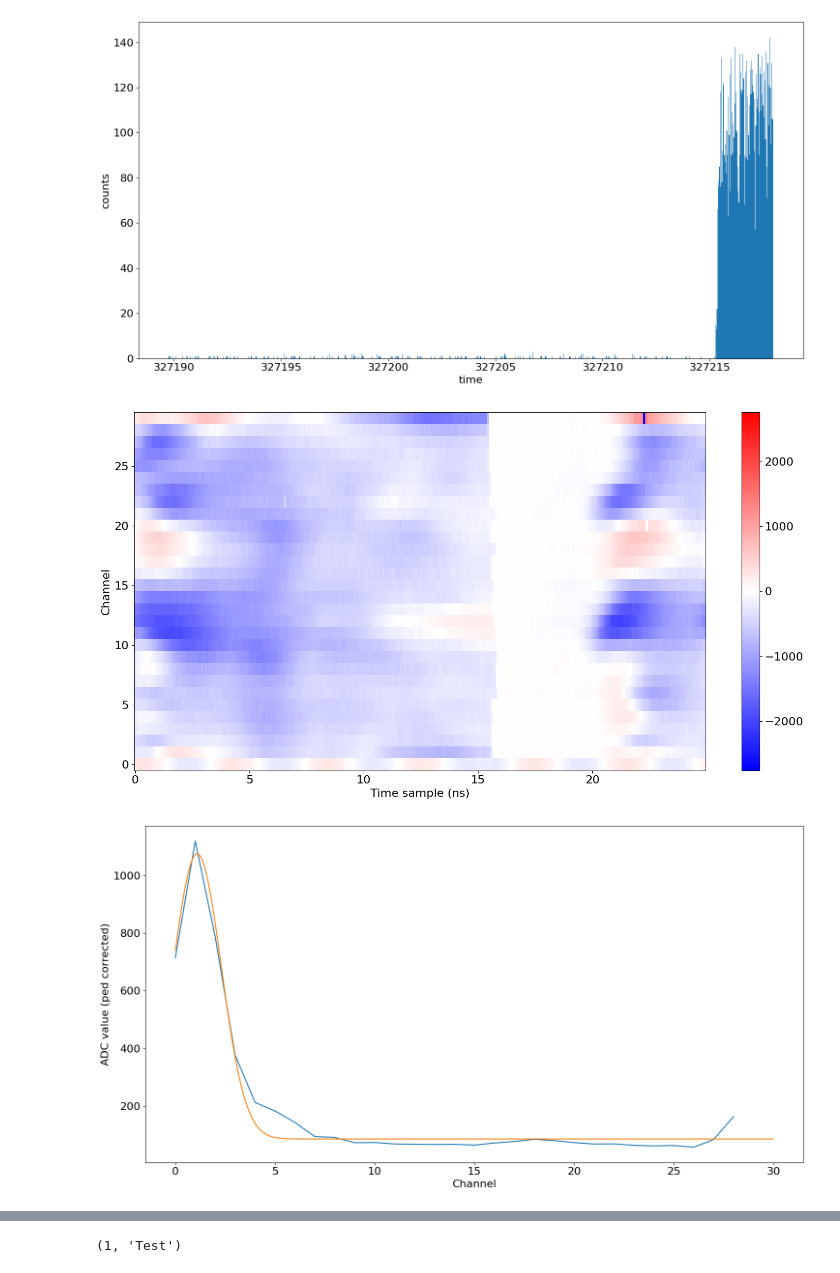
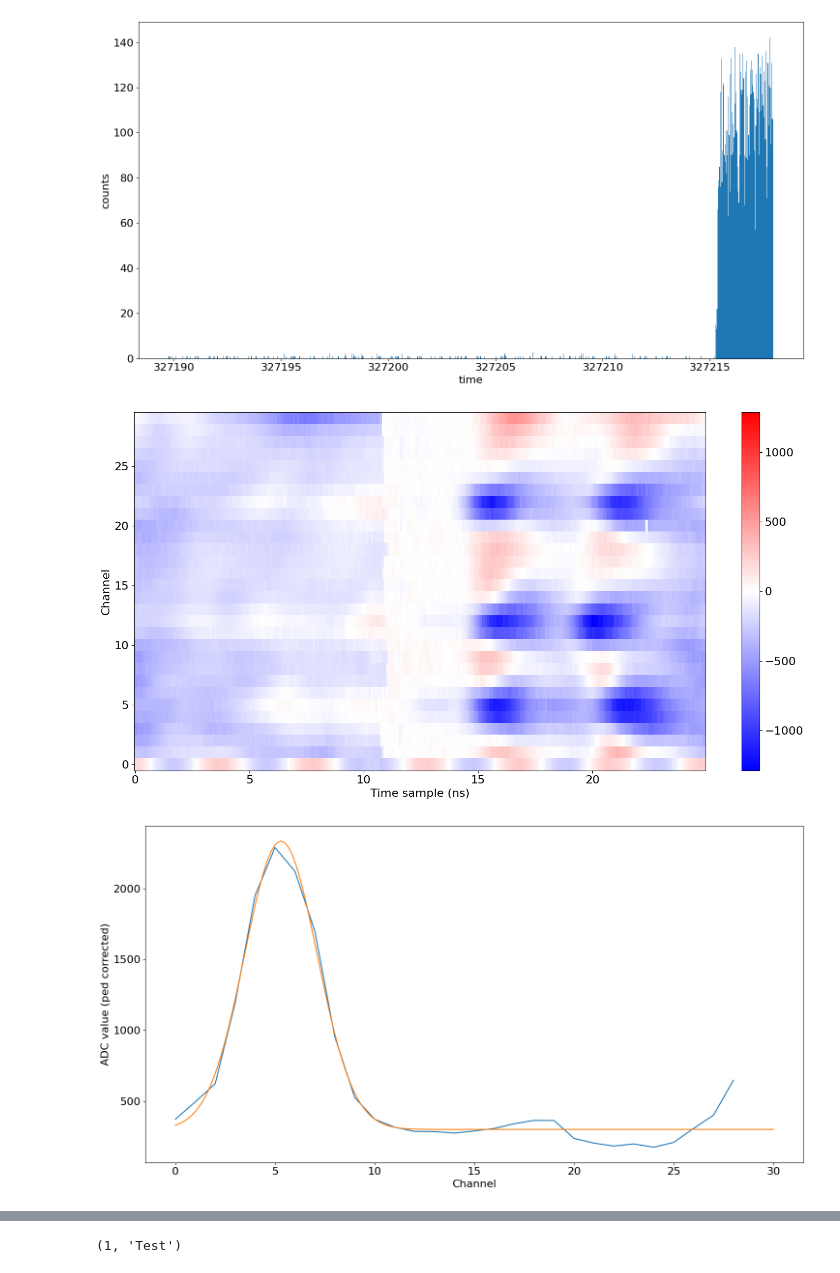
Before and after one commit to FTBF/LAPPD_TOF_Analysis, a Jupyter notebook: Analysis.ipynb, the cells around one changed output, grey strips where cells are left out. Cells and saved outputs as stored; diff of their text form; code cells hidden in the pictures.

```diff
--- a/Analysis.ipynb
+++ b/Analysis.ipynb
@@ -318,28 +318,28 @@ fig.tight_layout()
 # %%
 def sine(x, A, B, omega, phi):
     return A * np.sin(omega*x + phi) + B
 
 channels = np.array([5,4,3,2,1,0,11,10,9,8,7,6,17,16,15,14,13,12,23,22,21,20,19,18,29,28,27,26,25,24])
 #channels = np.array([0,1,2,3,4,5,6,7,8,9,10,11,12,13,14,15,16,17,18,19,20,21,22,23,24,25,26,27,28,29])
 
-event = 807
+event = 665
 
 xdata = np.linspace(0, 255,256)*25/256
 ydata = np.linspace(0, 29, 30)
 zdata = data[event,channels,:]-averages[channels,:]
 
 fig, (ax1) = plt.subplots(1, 1)
 norm = matplotlib.colors.CenteredNorm()
 #norm = matplotlib.colors.SymLogNorm(10)
 cm = ax1.pcolormesh(xdata, ydata, zdata, norm=norm, cmap='bwr')
 fig.colorbar(cm, ax = ax1)
 ax1.set_xlabel("Time sample (ns)")
 ax1.set_ylabel("Channel")
 
 
 fig.tight_layout()
 # %% [output]
-[figure, old version]
+[figure, new version]
 # %%
 def Gauss(x, A, B, c, d):
     y = A*np.exp(-1*B*(x-c)**2) - d
@@ -350,7 +350,7 @@ np.set_printoptions(threshold=np.inf)
 #channels = np.array([0,1,2,3,4,6,7,8,9,10,11,12,13,14,15,16,17,18,19,20,21,22,23,24,25,26,27,28,29])
 channels = np.array([4,3,2,1,0,11,10,9,8,7,6,17,16,15,14,13,12,23,22,21,20,19,18,29,28,27,26,25,24])
 
-event = 660
+event = 671
 
 xdata = np.linspace(0, 28,29)
 ydata = data[event,:,:]-averages[:,:]
@@ -376,7 +376,7 @@ ax1.set_ylabel("ADC value (ped corrected)")
 
 fig.tight_layout()
 # %% [output]
-[figure, old version]
+[figure, new version]
 # %%
 def fitfun(x, *p):
     A, mu, sigma, xi = p
```
Also changed, not shown: parts of 7 cells of this notebook.
